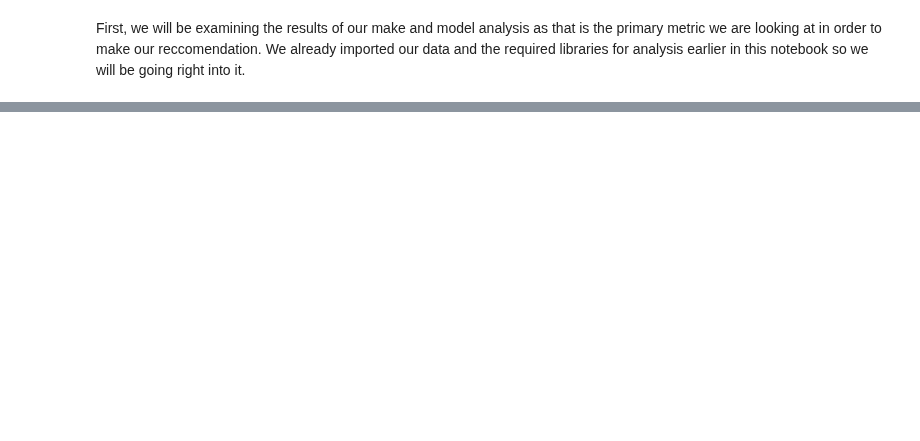
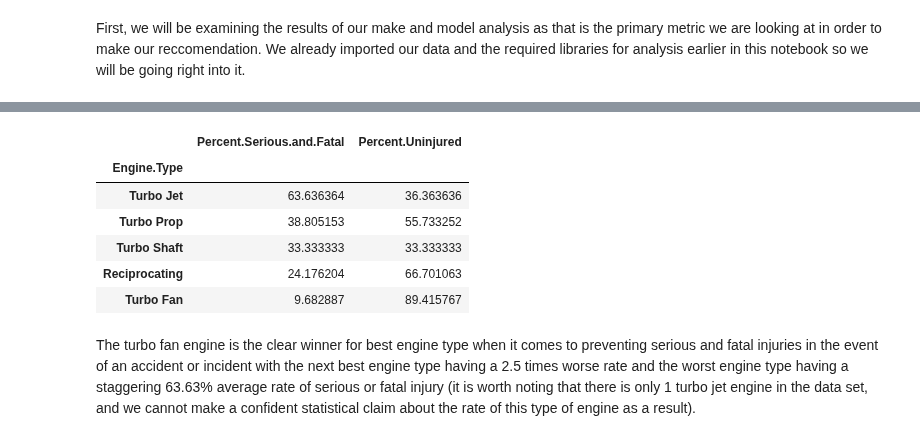
Before and after one commit to learn-co-curriculum/dsc-phase-1-project-v3, a Jupyter notebook: Notebooks/Final_Notebook.ipynb, the cells around one changed output, grey strips where cells are left out. Drawn from its saved outputs; the diff is of its cells as text; code cells hidden in the pictures; blank space fills up the shorter version.

Commit message:
finished methods section, half way through results

```diff
--- a/Notebooks/Final_Notebook.ipynb
+++ b/Notebooks/Final_Notebook.ipynb
@@ -88,0 +147,12 @@ NameError: name 'top_ten_small_planes_model' is not defined
+# %%
+engine_type
+# %% [output]
+|  | Percent.Serious.and.Fatal | Percent.Uninjured |
+| Engine.Type |  |  |
+| Turbo Jet | 63.636364 | 36.363636 |
+| Turbo Prop | 38.805153 | 55.733252 |
+| Turbo Shaft | 33.333333 | 33.333333 |
+| Reciprocating | 24.176204 | 66.701063 |
+| Turbo Fan | 9.682887 | 89.415767 |
+# %% [markdown]
+The turbo fan engine is the clear winner for best engine type when it comes to preventing serious and fatal injuries in the event of an accident or incident with the next best engine type having a 2.5 times worse rate and the worst engine type having a staggering 63.63% average rate of serious or fatal injury (it is worth noting that there is only 1 turbo jet engine in the data set, and we cannot make a confident statistical claim about the rate of this type of engine as a result).
```
Also changed, not shown: parts of 37 cells of this notebook.
